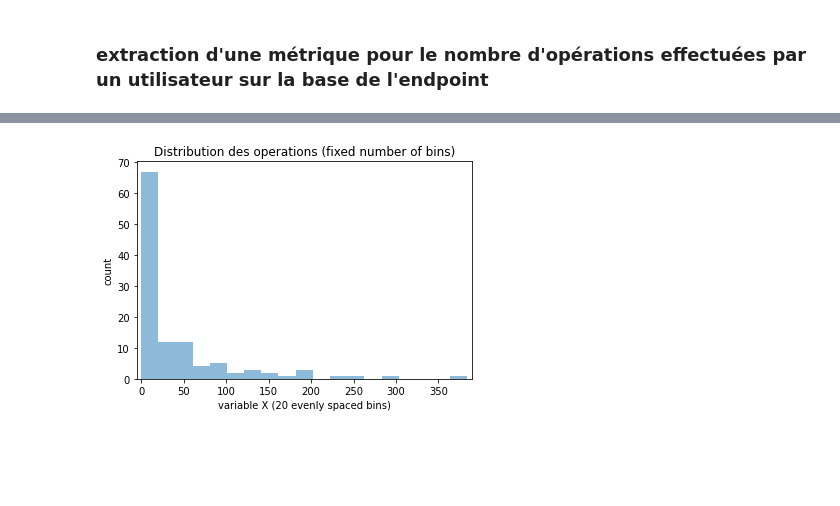
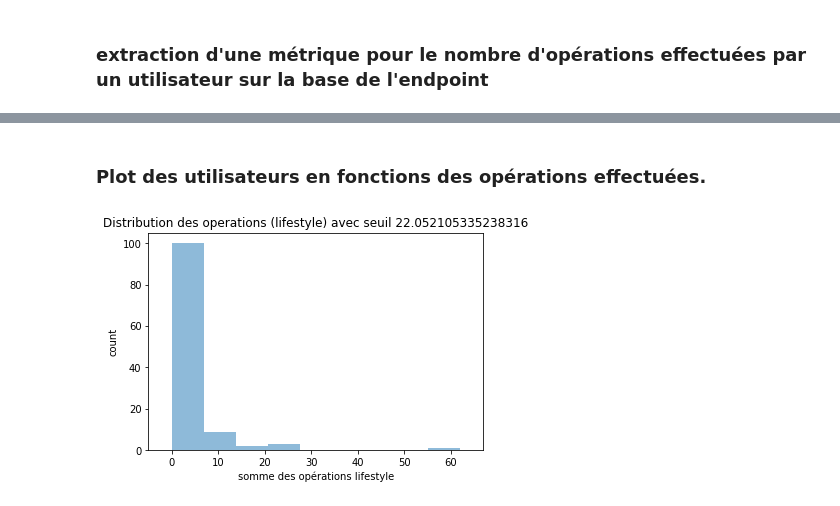
Before and after one commit to pfolaa/dsti-labs, a Jupyter notebook: fraud_detection.ipynb, the cells around one changed output, grey strips where cells are left out. Saved outputs shown, nothing was run; the diff lists cells and outputs as text; code cells hidden in the pictures; blank space fills up the shorter version.

```diff
--- a/fraud_detection.ipynb
+++ b/fraud_detection.ipynb
@@ -1639,0 +1571,21 @@ len(list_personnes_risque)
+# %%
+import statistics
+
+def calculate_metric(list_df, str_key_word='/client/'):
+  '''cette fonction permet de calculer la moyenne, la mediane, la valeur min, max et le seuil
+    en se référant sur la liste contenant la somme des opérations effectuées dans chaque dataframe. '''
+  sum_operation = []
+  for one_df in list_df:
+    one_df['EndPoint'].fillna('', inplace=True)
+    # tenir compte du cast d'un boolean en float avec la propriété astype(float)
+    sum_operation.append(one_df['EndPoint'].str.contains(str_key_word).astype(float).sum())
+
+  mini = min(sum_operation)
+  maxi = max(sum_operation)
+  mediane = statistics.median(sum_operation)
+  moyenne = statistics.mean(sum_operation)
+  ecart_type = statistics.pstdev(sum_operation)
+  threshold = 3*ecart_type # les valeurs au délà de 3* écart type sont considérées comme outliers, on considère cette valeur comme notre seuil
+  print(f'somme operation est: {sum_operation}')
+  print(f'le max est: {maxi}\nle min est: {mini}\nla mediane est: {mediane}\nla moyenne est {moyenne}\necart type est {ecart_type}\nle seuil est {threshold}')
+  return sum_operation, mini, maxi, mediane, moyenne, ecart_type, threshold
@@ -1639,0 +1612,2 @@ len(list_personnes_risque)
+# %%
+sum_operation_lifestyle, min_lifestyle, max_lifestyle, mediane_lifestyle, moyenne_lifestyle, et_lifestyle, threshold_lifestyle = calculate_metric(all_df_list_new, str_key_word='lifestyle')
@@ -1640,19 +1736,24 @@ len(list_personnes_risque)
+# %% [markdown]
+### Plot des utilisateurs en fonctions des opérations effectuées.
 # %%
 import numpy as np
 import math
 from matplotlib import pyplot as plt
 
-bins = np.linspace(math.ceil(min(sum_operation)),
-                   math.floor(max(sum_operation)),
-                   20) # fixed number of bins
+def plot_users(list_operations, title_operation='lifestyle', threshold=threshold_lifestyle):
+  bins = np.linspace(math.ceil(min(list_operations)),
+                    math.floor(max(list_operations)),
+                    10) # fixed number of bins
 
-plt.xlim([min(sum_operation)-5, max(sum_operation)+5])
+  plt.xlim([min(list_operations)-5, max(list_operations)+5])
 
-plt.hist(sum_operation, bins=bins, alpha=0.5)
-plt.title('Distribution des operations (fixed number of bins)')
-plt.xlabel('variable X (20 evenly spaced bins)')
-plt.ylabel('count')
+  plt.hist(list_operations, bins=bins, alpha=0.5)
+  plt.title(f'Distribution des operations ({title_operation}) avec seuil {threshold}')
+  plt.xlabel(f'somme des opérations {title_operation}')
+  plt.ylabel('count')
 
-plt.show()
+  plt.show()
-# %% [output]
-[figure, removed]
+# %%
+plot_users(sum_operation_lifestyle, 'lifestyle', threshold_lifestyle)
+# %% [output]
+[figure, added]
```
Also changed, not shown: parts of 47 cells of this notebook.
